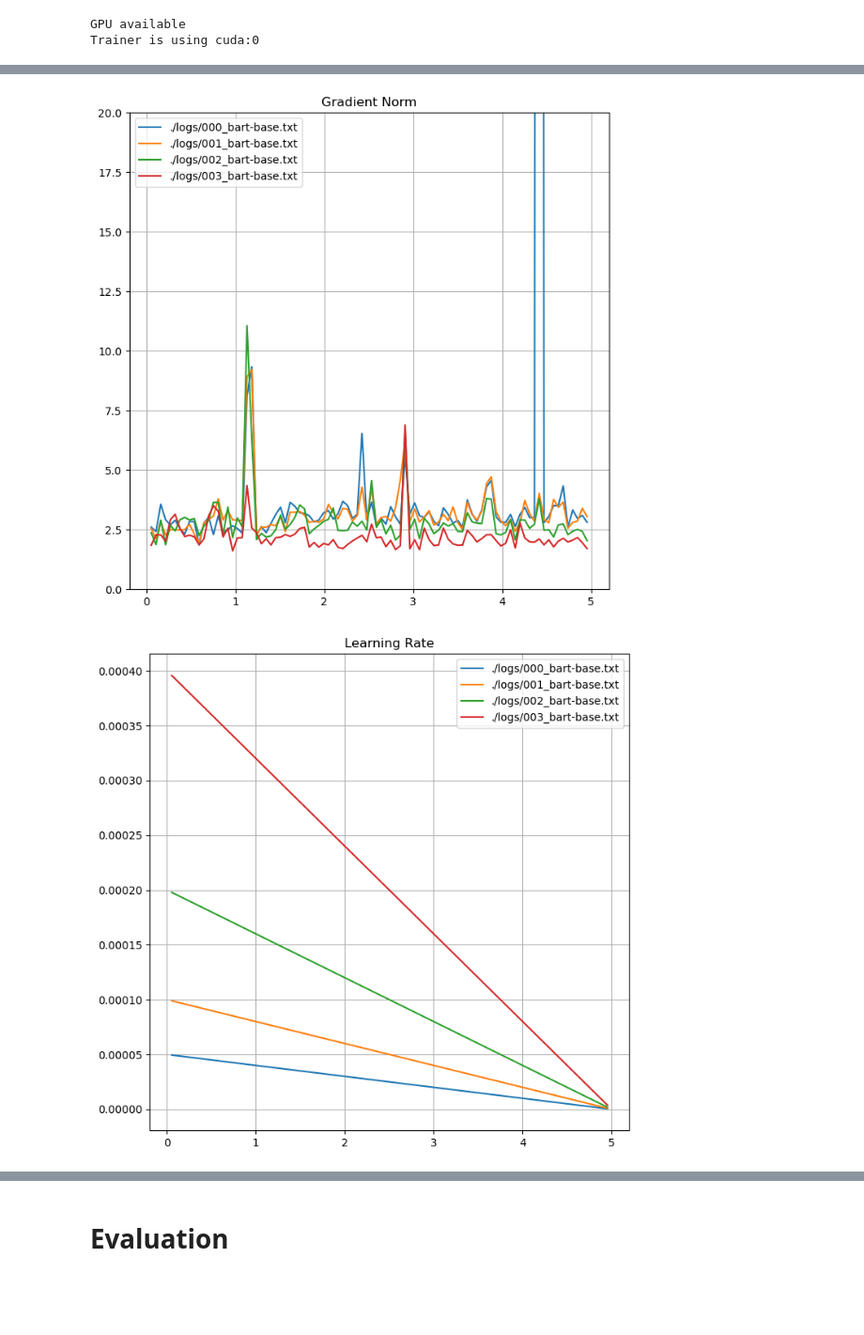
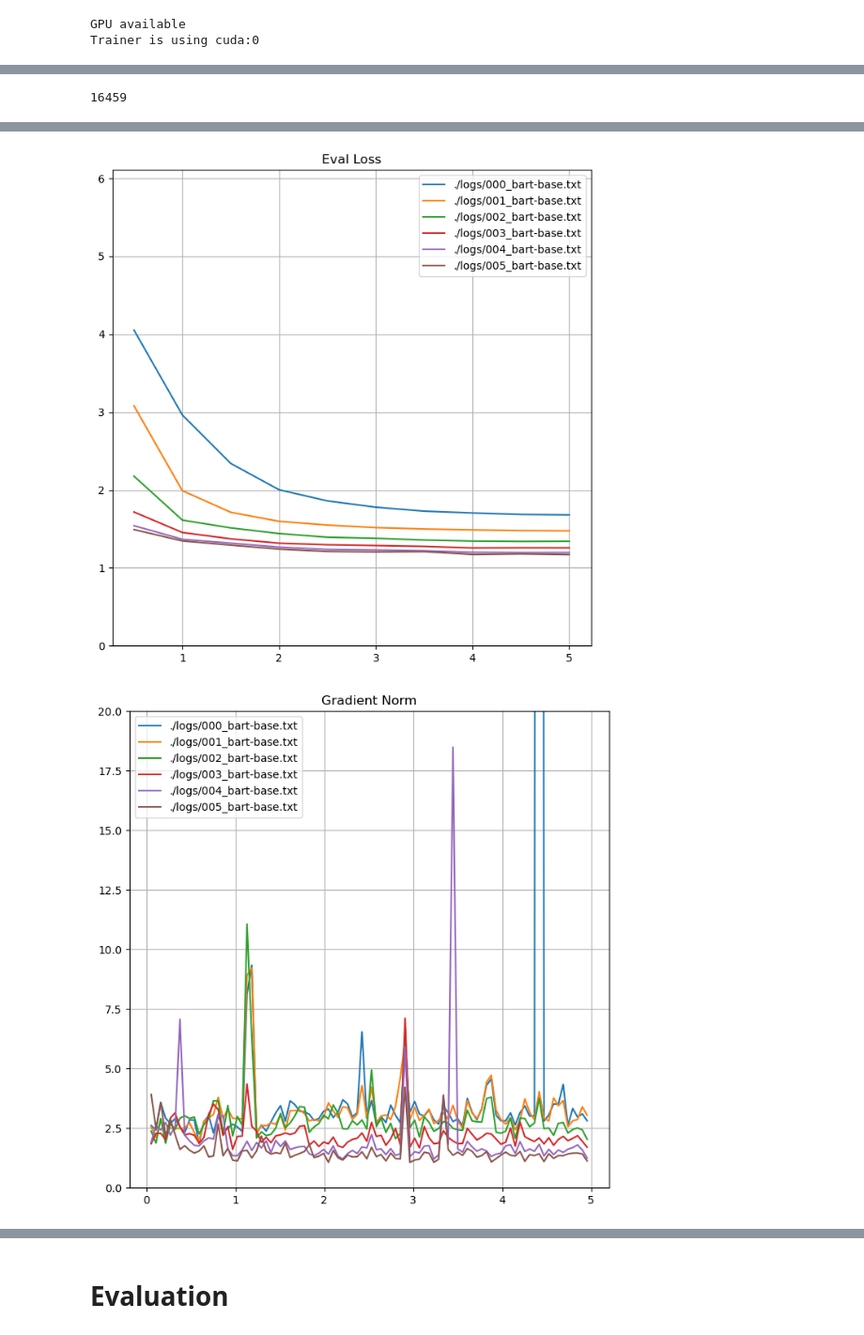
Before and after one commit to rfdspeng/ml_ai_portfolio, a Jupyter notebook: text_summ/text_summ.ipynb, the cells around one changed output, grey strips where cells are left out. Shown at 94% size. Saved outputs shown, nothing was run; the diff lists cells and outputs as text; code cells hidden in the pictures; blank space fills up the shorter version.

Commit message:
text_summ.ipynb: ran some learning rate experiments

```diff
--- a/text_summ/text_summ.ipynb
+++ b/text_summ/text_summ.ipynb
@@ -393,7 +402,9 @@ valmet = ValidationMetrics(tokenizer, bertscore, rouge)
 # Training hyperparameters
 
 num_epochs = 5
-learning_rate = 40e-5
+learning_rate = 1.6e-3
+logname = './logs/005_bart-base.txt'
+savemodel = './output/005/'
 
 train_batch_size = 2
 eval_batch_size = 2
@@ -495,0 +509,3 @@ torch.cuda.empty_cache()
+# %%
+with open(logname, "w") as file:
+    file.write(captured_output.stdout)
@@ -496,24 +517,36 @@ torch.cuda.empty_cache()
+# %%
+del trainer
+torch.cuda.empty_cache()
+gc.collect()
+# %% [output]
+16459
 # %%
 # Regular expression to capture key-value pairs
 pattern = re.compile(r"'(\w+)': ([\d.e+-]+)")
 fname = './logs/003_bart-base.txt'
 
 fnumbers = list(range(0,4))
+fnumbers = [0, 1, 2, 3, 4, 5]
 
 fnames = [f"./logs/00{n}_bart-base.txt" for n in fnumbers]
 
 def parse_txt_log(fnames, pattern, plot=True):
     if plot:
         fig_tloss = plt.figure(figsize=(8,8))
+        fig_vloss = plt.figure(figsize=(8,8))
         fig_grad_norm = plt.figure(figsize=(8,8))
         fig_lr = plt.figure(figsize=(8,8))
 
+    tlossmax = -1
+    vlossmax = -1
     for fname in fnames:
         losses = []
         grad_norms = []
         learning_rates = []
+        epochs = []
+
         eval_losses = []
-        epochs = []
+        eval_epochs = []
 
         # Read the file and extract values
         with open(fname, 'r') as file:
@@ -539,9 +572,19 @@ def parse_txt_log(fnames, pattern, plot=True):
 
                     epochs.append(data['epoch'])
 
+                elif 'eval_loss' in data:
+                    eval_losses.append(data['eval_loss'])
+                    eval_epochs.append(data['epoch'])
+
+            tlossmax = max(tlossmax, max(losses))
+            vlossmax = max(vlossmax, max(eval_losses))
+
         if plot:
             plt.figure(fig_tloss.number)
             plt.plot(epochs, losses, label=fname)
+
+            plt.figure(fig_vloss.number)
+            plt.plot(eval_epochs, eval_losses, label=fname)
 
             plt.figure(fig_grad_norm.number)
             plt.plot(epochs, grad_norms, label=fname)
@@ -552,6 +595,13 @@ def parse_txt_log(fnames, pattern, plot=True):
     if plot:
         plt.figure(fig_tloss.number)
         plt.title('Training Loss')
+        plt.ylim([0, max(tlossmax, vlossmax)])
+        plt.legend()
+        plt.grid()
+
+        plt.figure(fig_vloss.number)
+        plt.title('Eval Loss')
+        plt.ylim([0, max(tlossmax, vlossmax)])
         plt.legend()
         plt.grid()
 
@@ -573,2 +623,2 @@ parse_txt_log(fnames, pattern)
-[figure, old version]
+[figure, new version]
-[figure, old version]
+[figure, new version]
```
Also changed, not shown: parts of 18 cells of this notebook, 11 other files.
